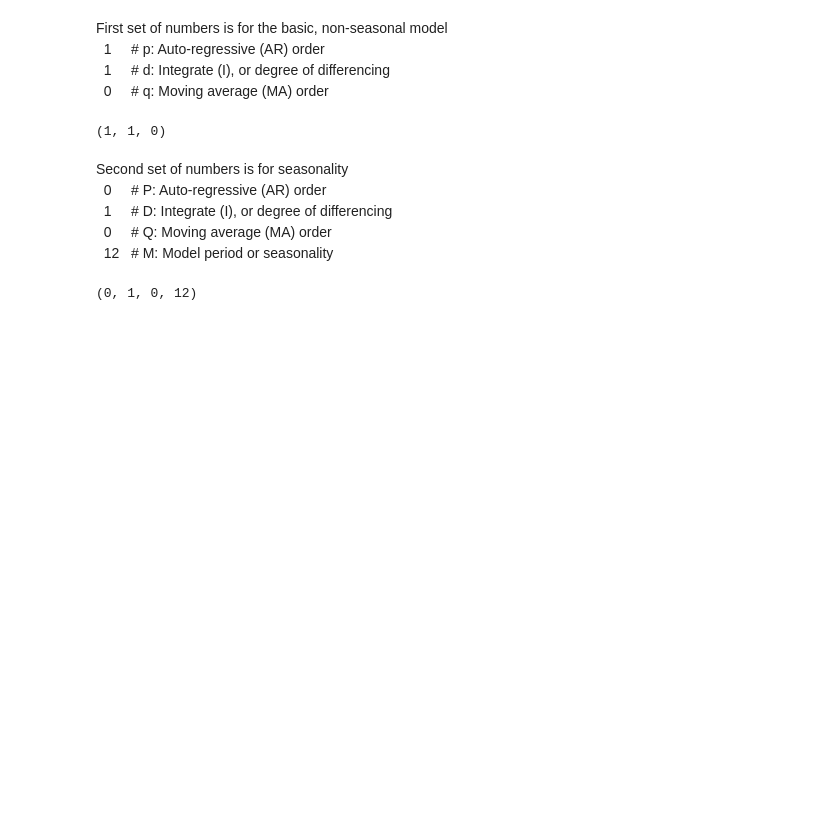
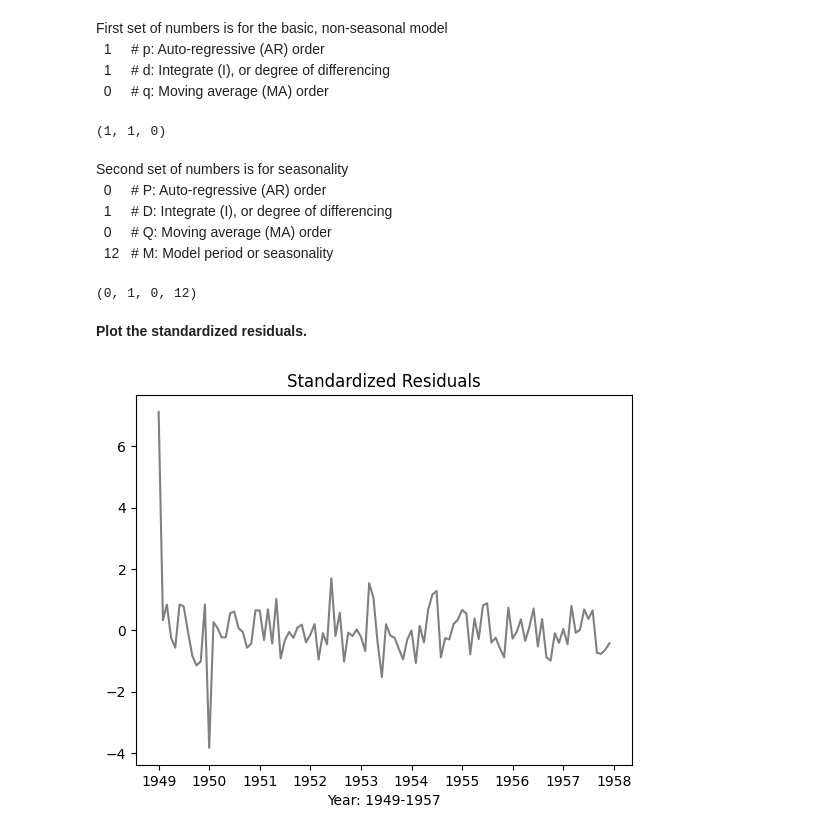
Before and after one commit to ShalinKaji/AirlineRadar, a Jupyter notebook: AirlineRadar.ipynb, the cells around one changed output. Cells and saved outputs as stored; diff of their text form; code cells hidden in the pictures; blank space fills up the shorter version.

```diff
--- a/AirlineRadar.ipynb
+++ b/AirlineRadar.ipynb
@@ -193,3 +193,15 @@ Second set of numbers is for seasonality
 auto_arima_model.seasonal_order
 # %% [output]
 (0, 1, 0, 12)
+# %%
+resid = auto_arima_model.resid()
+# %% [markdown]
+**Plot the standardized residuals.**
+# %%
+fig, ax = plt.subplots()
+plt.plot(trn.index, stats.zscore(resid), color='gray')
+plt.title('Standardized Residuals')
+plt.xlabel('Year: 1949-1957')
+ax.xaxis.set_major_formatter(DateFormatter('%Y'))
+# %% [output]
+[figure, added]
```
